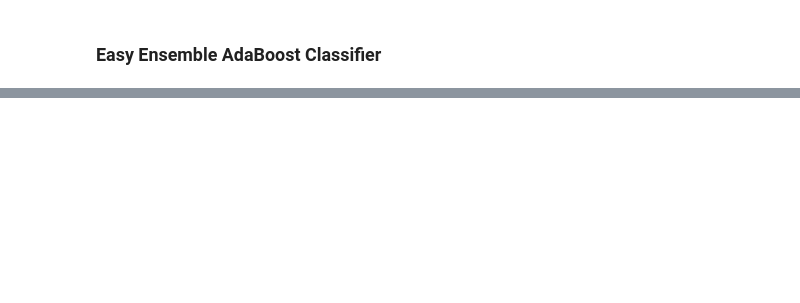
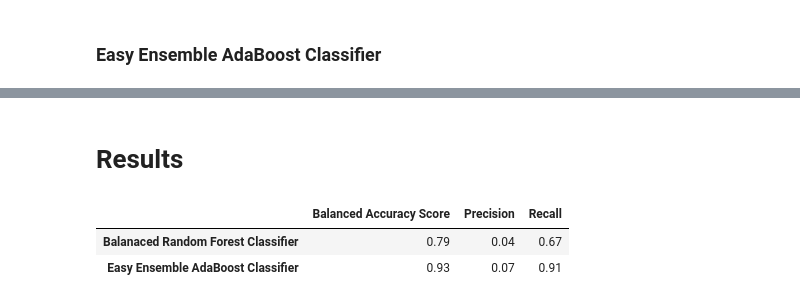
Before and after one commit to mthalken/Credit_Risk_Analysis, a Jupyter notebook: notebooks/credit_risk_ensemble.ipynb, the cells around one changed output, grey strips where cells are left out. Drawn from its saved outputs; the diff is of its cells as text; code cells hidden in the pictures; blank space fills up the shorter version.

```diff
--- a/notebooks/credit_risk_ensemble.ipynb
+++ b/notebooks/credit_risk_ensemble.ipynb
@@ -228,9 +251,10 @@ from imblearn.ensemble import EasyEnsembleClassifier
 
 eec_model = EasyEnsembleClassifier(n_estimators=100, random_state=1)
 
-eec_model = eec_model.fit(X_train_scaled, y_train)
+eec_model = eec_model.fit(X_train, y_train)
 # %%
 # Calculated the balanced accuracy score
-predictions = eec_model.predict(X_test_scaled)
-balanced_accuracy_score(y_test, predictions)
+predictions = eec_model.predict(X_test)
+ee_bac = balanced_accuracy_score(y_test, predictions)
+ee_bac
 # %% [output]
@@ -244,0 +262,11 @@ array([[    0,   101],
+# %%
+# Display the confusion matrix
+y_pred = eec_model.predict(X_test)
+confusion_matrix(y_test, y_pred)
+
+cm_ee = confusion_matrix(y_test, predictions)
+
+# Create a DataFrame from the confusion matrix.
+cm_ee_df = pd.DataFrame(
+    cm_ee, index=["Actual High Risk", "Actual Low Risk"], columns=["Predicted High Risk", "Predicted Low Risk"])
+cm_ee_df
@@ -254,0 +287,26 @@ avg / total       1.00      1.00      1.00      1.00      1.00      1.00     172
+# %% [markdown]
+# Results
+# %%
+# Calculations for table
+brfc_bac_table = round(brfc_bac, 2)
+ee_bac_table = round(ee_bac, 2)
+
+brfc_precision = round(cm_df.iloc[0,0]/(cm_df.iloc[0,0]+cm_df.iloc[1,0]), 2)
+ee_precision = round(cm_ee_df.iloc[0,0]/(cm_ee_df.iloc[0,0]+cm_ee_df.iloc[1,0]), 2)
+brfc_recall = round(cm_df.iloc[0,0]/(cm_df.iloc[0,0]+cm_df.iloc[0,1]), 2)
+ee_recall = round(cm_ee_df.iloc[0,0]/(cm_ee_df.iloc[0,0]+cm_ee_df.iloc[0,1]), 2)
+# %%
+#build the table
+index = ['Balanaced Random Forest Classifier', 'Easy Ensemble AdaBoost Classifier']
+
+data = {'Balanced Accuracy Score': pd.Series([brfc_bac_table, ee_bac_table], index = index),
+       'Precision': pd.Series([brfc_precision, ee_precision], index = index),
+        'Recall': pd.Series([brfc_recall, ee_recall], index = index)
+       }
+
+results_df = pd.DataFrame(data)
+results_df
+# %% [output]
+|  | Balanced Accuracy Score | Precision | Recall |
+| Balanaced Random Forest Classifier | 0.79 | 0.04 | 0.67 |
+| Easy Ensemble AdaBoost Classifier | 0.93 | 0.07 | 0.91 |
```
Also changed, not shown: parts of 15 cells of this notebook, 1 other file.
